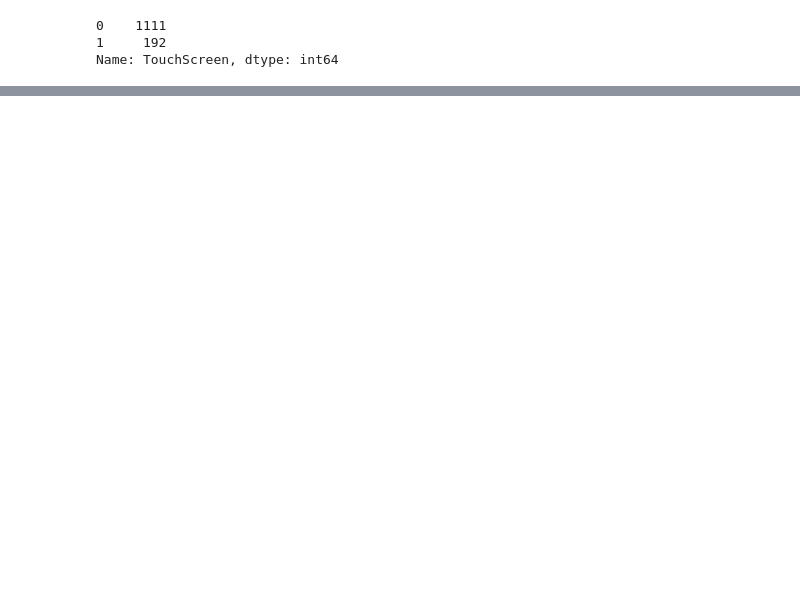
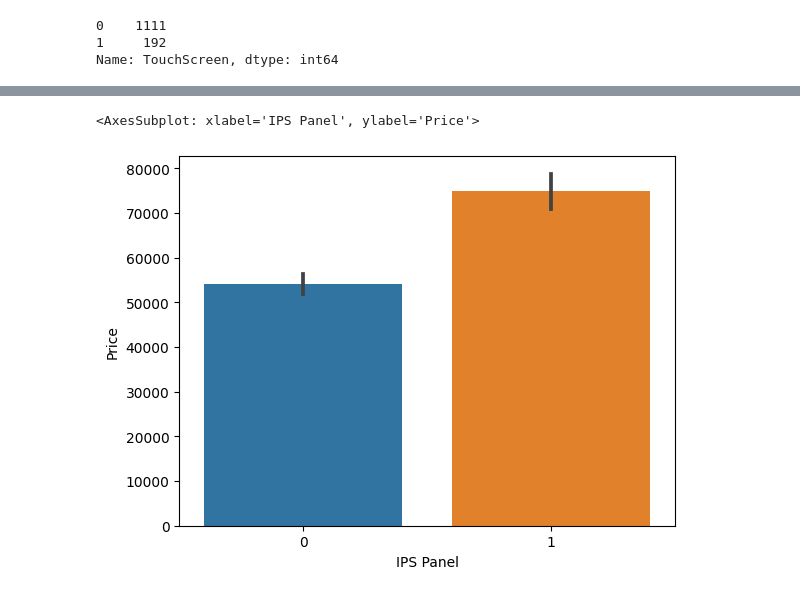
Before and after one commit to Code-KVD/laptopPricePredictor, a Jupyter notebook: script.ipynb, the cells around one changed output, grey strips where cells are left out. Cells and saved outputs as stored; diff of their text form; code cells hidden in the pictures; blank space fills up the shorter version.

```diff
--- a/script.ipynb
+++ b/script.ipynb
@@ -197,0 +225,6 @@ df.sample(5)
+# %%
+# Touchscreen versus price variation.(compairing two variables)
+sns.barplot(x = df['IPS Panel'], y = df['Price'])
+# %% [output]
+<AxesSubplot: xlabel='IPS Panel', ylabel='Price'>
+[figure, added]
```
Also changed, not shown: parts of 9 cells of this notebook.
